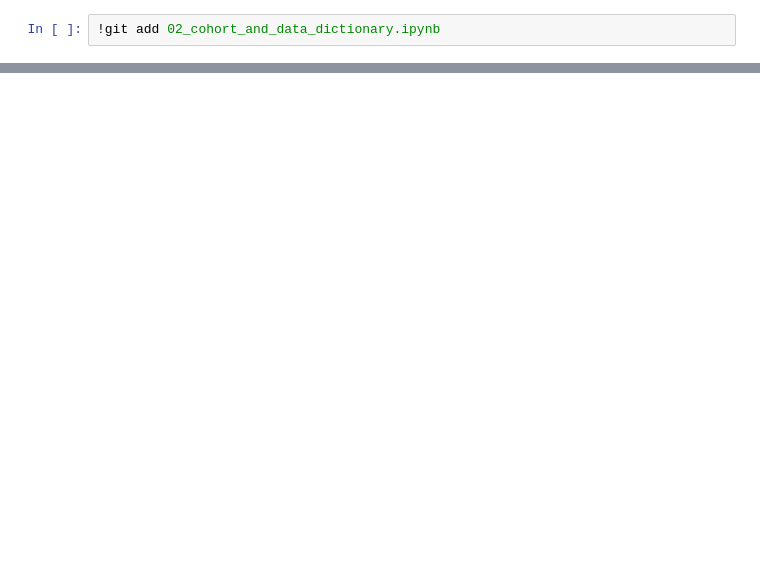
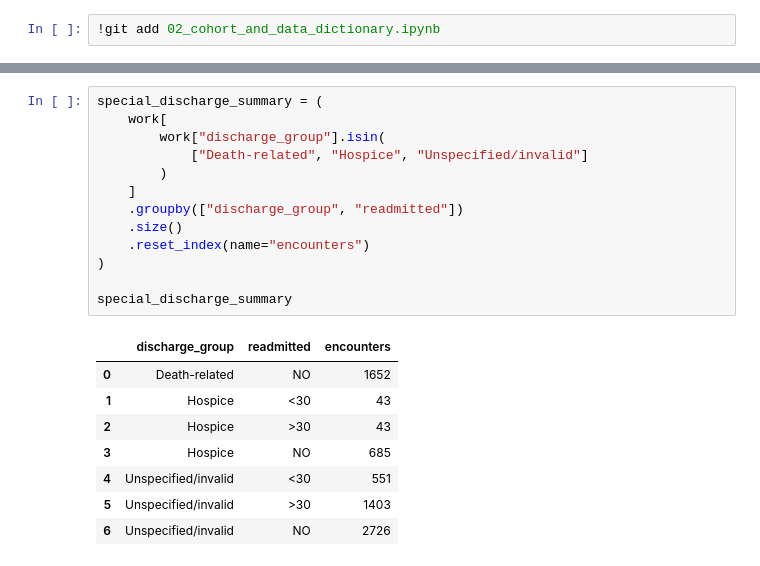
Before and after one commit to gabrielthedatawizard/tanzania-readmission-intelligence-platform-research-engine, a Jupyter notebook: notebooks/python/02_cohort_and_data_dictionary.ipynb, the cells around one changed output, grey strips where cells are left out. Drawn from its saved outputs; the diff is of its cells as text; blank space fills up the shorter version.

```diff
--- a/notebooks/python/02_cohort_and_data_dictionary.ipynb
+++ b/notebooks/python/02_cohort_and_data_dictionary.ipynb
@@ -757,0 +1246,22 @@ discharge_summary
+# %%
+special_discharge_summary = (
+    work[
+        work["discharge_group"].isin(
+            ["Death-related", "Hospice", "Unspecified/invalid"]
+        )
+    ]
+    .groupby(["discharge_group", "readmitted"])
+    .size()
+    .reset_index(name="encounters")
+)
+
+special_discharge_summary
+# %% [output]
+|  | discharge_group | readmitted | encounters |
+| 0 | Death-related | NO | 1652 |
+| 1 | Hospice | <30 | 43 |
+| 2 | Hospice | >30 | 43 |
+| 3 | Hospice | NO | 685 |
+| 4 | Unspecified/invalid | <30 | 551 |
+| 5 | Unspecified/invalid | >30 | 1403 |
+| 6 | Unspecified/invalid | NO | 2726 |
```
Also changed, not shown: parts of 66 cells of this notebook.
